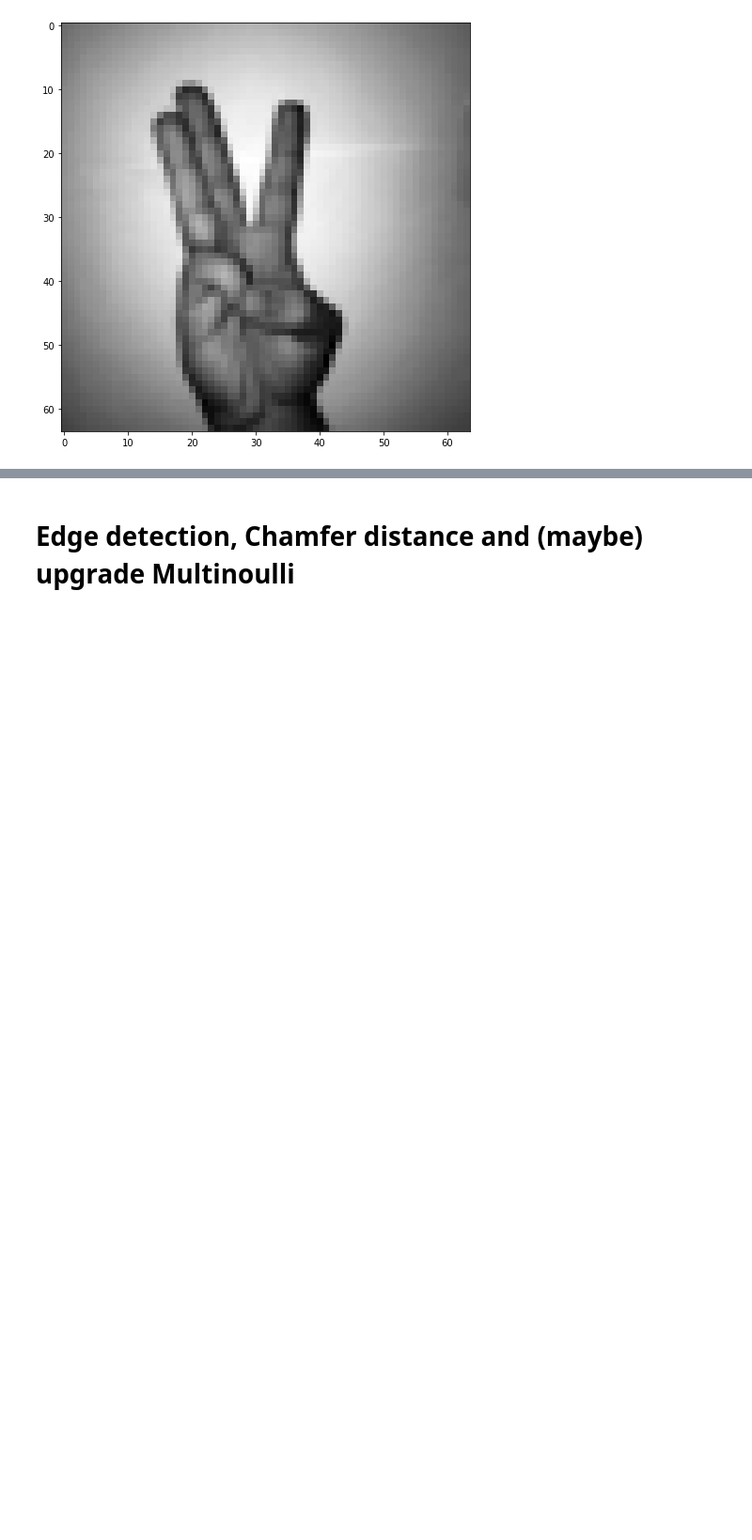
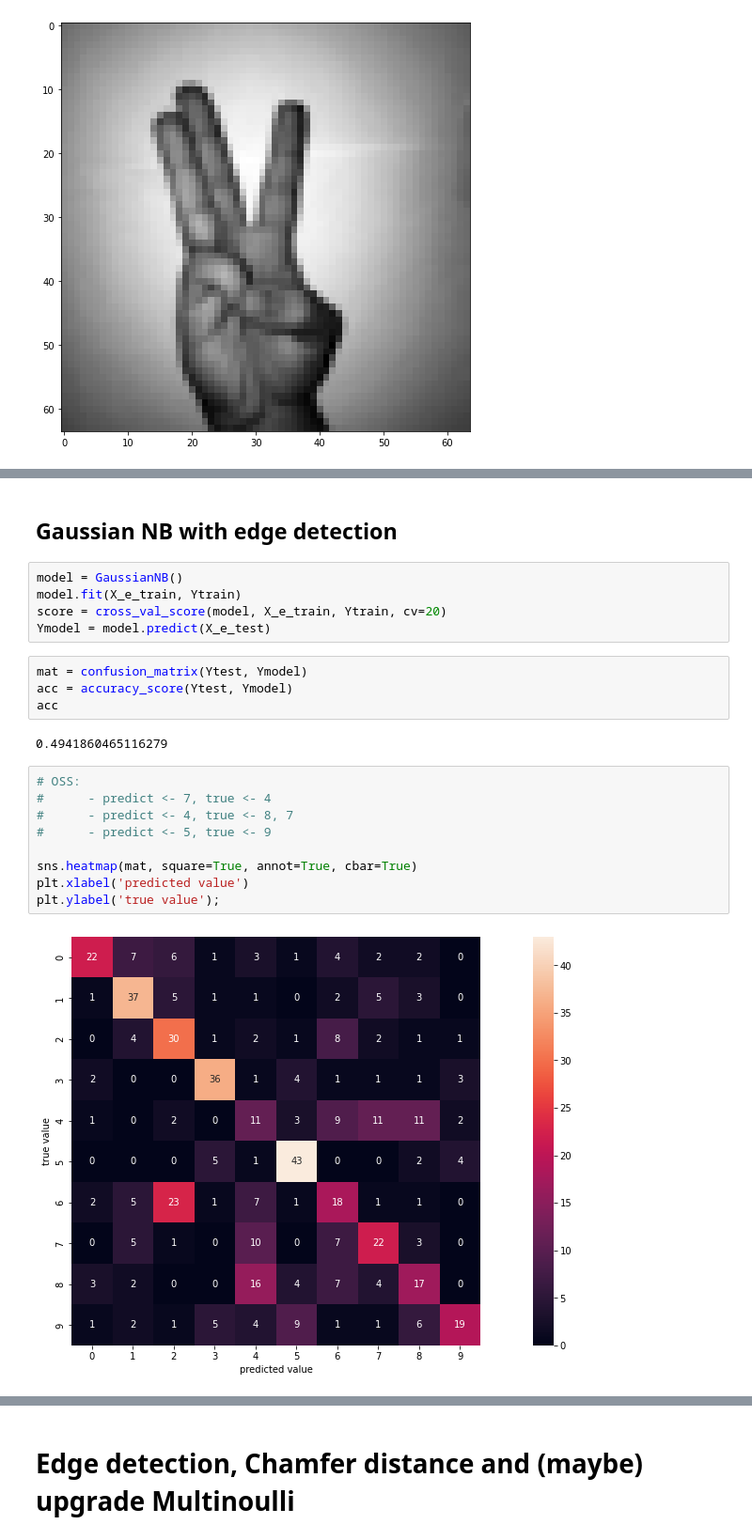
Before and after one commit to S4b3/Sign-Language-Digits-Recognition, a Jupyter notebook: main.ipynb, the cells around one changed output, grey strips where cells are left out. Shown at 94% size. Cells and saved outputs as stored; diff of their text form; blank space fills up the shorter version.

```diff
--- a/main.ipynb
+++ b/main.ipynb
@@ -509,0 +560,24 @@ Likelihood for class 9 : 2727.0063644622705
+# %% [markdown]
+## Gaussian NB with edge detection
+# %%
+model = GaussianNB()
+model.fit(X_e_train, Ytrain)
+score = cross_val_score(model, X_e_train, Ytrain, cv=20)
+Ymodel = model.predict(X_e_test)
+# %%
+mat = confusion_matrix(Ytest, Ymodel)
+acc = accuracy_score(Ytest, Ymodel)
+acc
+# %% [output]
+0.4941860465116279
+# %%
+# OSS:
+#      - predict <- 7, true <- 4
+#      - predict <- 4, true <- 8, 7
+#      - predict <- 5, true <- 9
+
+sns.heatmap(mat, square=True, annot=True, cbar=True)
+plt.xlabel('predicted value')
+plt.ylabel('true value');
+# %% [output]
+[figure, added]
```
Also changed, not shown: parts of 22 cells of this notebook.
